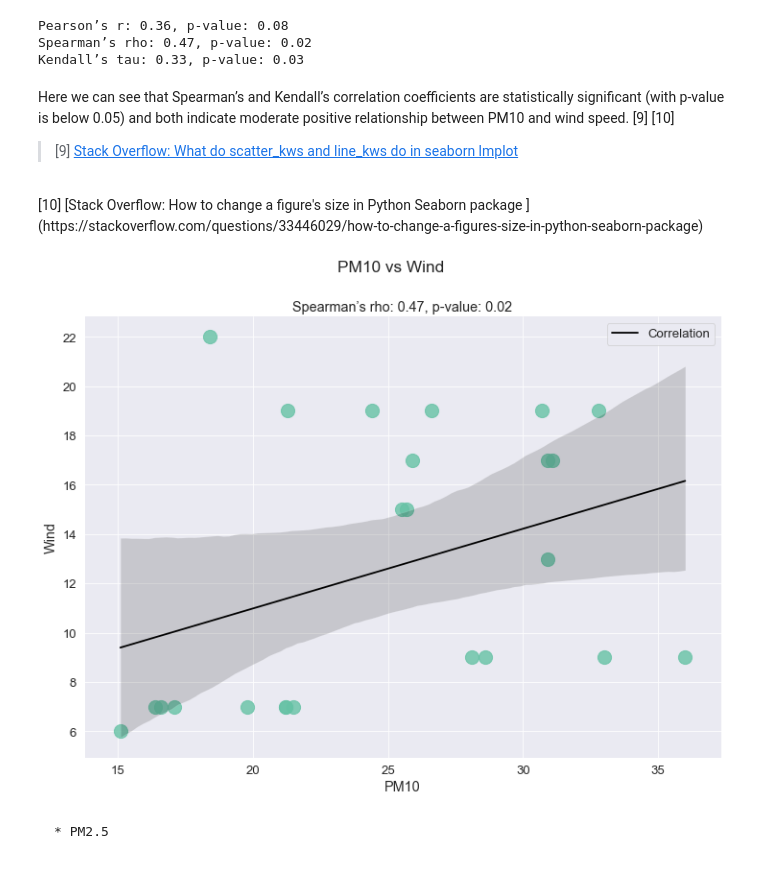
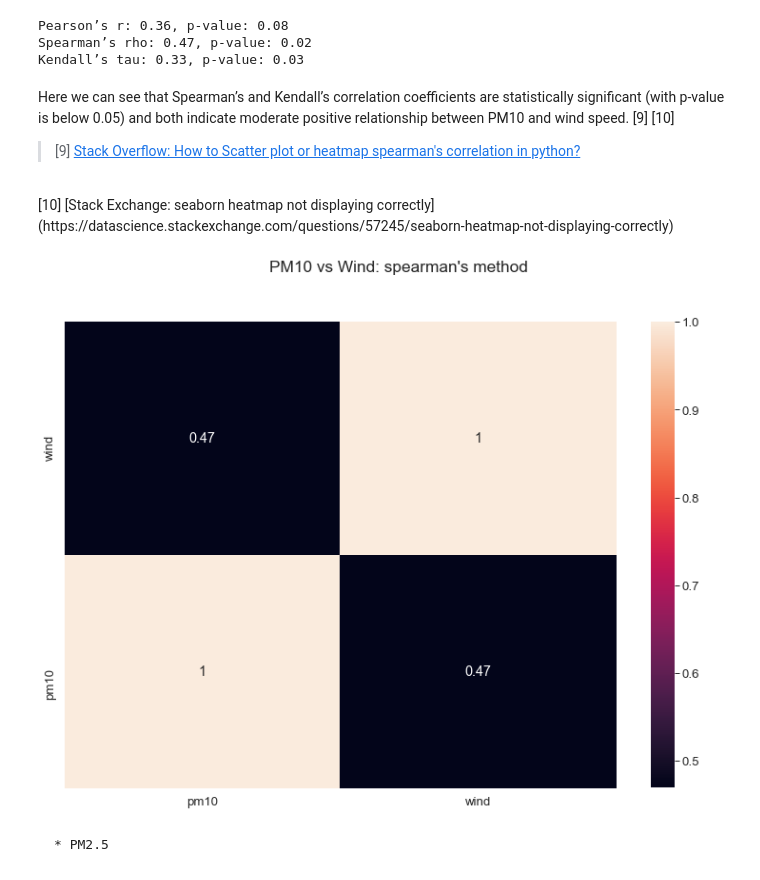
Before and after one commit to olgarozhdestvina/Air-Pollution-in-Dublin, a Jupyter notebook: Dublin_Air_Pollution.ipynb, the cells around one changed output. Cells and saved outputs as stored; diff of their text form; code cells hidden in the pictures.

Commit message:
Changed fuction for correlation plot to heatmap. Added a plot for PM10.

```diff
--- a/Dublin_Air_Pollution.ipynb
+++ b/Dublin_Air_Pollution.ipynb
@@ -329,38 +329,33 @@ Kendall’s tau: 0.33, p-value: 0.03
 # %% [markdown]
 Here we can see that Spearman’s and Kendall’s correlation coefficients are statistically significant (with p-value is below 0.05) and both indicate moderate positive relationship between PM10 and wind speed. [9] [10]
 
-> [9] [Stack Overflow: What do scatter_kws and line_kws do in seaborn lmplot](https://stackoverflow.com/questions/53257382/what-do-scatter-kws-and-line-kws-do-in-seaborn-lmplot)
+> [9] [Stack Overflow: How to Scatter plot or heatmap spearman's correlation in python?](https://stackoverflow.com/questions/62201732/how-to-scatter-plot-or-heatmap-spearmans-correlation-in-python)
 <br>
-[10] [Stack Overflow: How to change a figure's size in Python Seaborn package
-](https://stackoverflow.com/questions/33446029/how-to-change-a-figures-size-in-python-seaborn-package)
+[10] [Stack Exchange: seaborn heatmap not displaying correctly](https://datascience.stackexchange.com/questions/57245/seaborn-heatmap-not-displaying-correctly)
-# %%
-def corr_plot(x):
-    """ Building catplot function """
-
-    # Plot the data.
-    g = sns.lmplot(x='PM10',y='Wind', data=df, ci=None, height = 8, aspect= 1.2, scatter_kws={"s": 200})
-    # Plot correlation.
-    sns.regplot(data=df, x='PM10', y='Wind', color="black", scatter=False, label='Correlation')
-
-    # Set main title.
-    g.fig.suptitle(f"{x} vs Wind", y=1.09)
-    # Set size of the plot.
-    g.fig.set_size_inches(10, 7)
-
-    # Show legend.
-    plt.legend()
-
-
-# Plot data for PM10.
-corr_plot("PM10")
-
-# Set title.
-plt.title("Spearman’s rho: 0.47, p-value: 0.02")
-
-# Show the plot.
-plt.show()
-# %% [output]
-[figure, removed]
+# %%
+def plot_corr(pollutant, var, method):
+    """ Plot correlation heatmap"""
+    # Create a figure and a set of subplots
+    fig, ax = plt.subplots()
+    # Create a data frame for plotting.
+    df_corr = pd.DataFrame({pollutant: df[pollutant], var: df[var]})
+    # Calculate correlation with pandas
+    corr = pm10.corr(method = method)
+
+    # Build a plot.
+    sns.heatmap(corr, annot=True, ax=ax)
+
+    # Set a title
+    fig.suptitle(f"{pollutant} vs {var}: {method}'s method")
+    # Set y limits so the annotations are shown correctly
+    plt.ylim(0,2)
+    # Show the plot.
+    plt.show()
+
+# Plot for PM10 vs Wind with Spearman’s method.
+plot_corr("PM10", "Wind", "spearman")
+# %% [output]
+[figure, added]
 # %% [markdown]
     * PM2.5
 # %%
```
Also changed, not shown: parts of 5 cells of this notebook.
